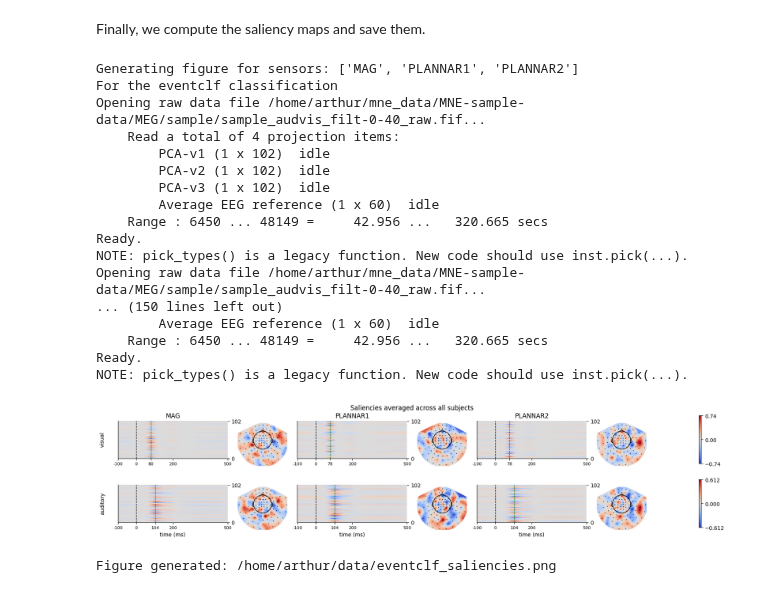
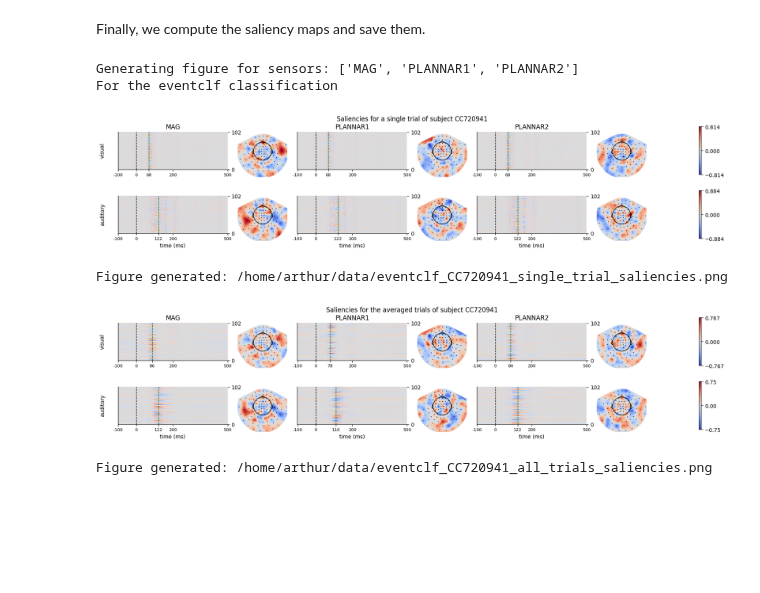
Before and after one commit to arthurdehgan/meegnet, a Jupyter notebook: docs/visu_saliency.ipynb, the cells around one changed output. Saved outputs shown, nothing was run; the diff lists cells and outputs as text; code cells hidden in the pictures; blank space fills up the shorter version.

```diff
--- a/docs/visu_saliency.ipynb
+++ b/docs/visu_saliency.ipynb
@@ -180,6 +180,7 @@ for i, sub in enumerate(subj_list):
             clf_type=clf_type,
             cmap=cmap,
             stim_tick=stim_tick,
+            show=True,
         )
         print(f"Figure generated: {out_path}")
         temp = {key: np.mean(val, axis=0) for key, val in data_dict.items()}
@@ -193,52 +194,40 @@ for i, sub in enumerate(subj_list):
             clf_type=clf_type,
             cmap=cmap,
             stim_tick=stim_tick,
+            show=True,
         )
         print(f"Figure generated: {out_path}")
     if skip:
         random_subject_idx += 1
         continue
 
 for label in labels:
     for saliency_type in saliency_types:
         if type(all_saliencies[saliency_type][label]) == list:
             all_saliencies[saliency_type][label] = np.array(
                 all_saliencies[saliency_type][label]
             )
 
 data_dict = get_saliency_data(all_saliencies)
 final_dict = {key: np.mean(val, axis=0)[np.newaxis] for key, val in data_dict.items()}
 
 out_path = generate_saliency_figure(
     final_dict,
     info_path=raw_path,
     save_path=save_path,
     suffix=f"{clf_type}",
     sensors=sensors,
     title=f"Saliencies averaged across all subjects",
     clf_type=clf_type,
     cmap=cmap,
     stim_tick=stim_tick,
     show=True,
 )
 print(f"Figure generated: {out_path}")
 # %% [output]
 Generating figure for sensors: ['MAG', 'PLANNAR1', 'PLANNAR2']
 For the eventclf classification
-Opening raw data file /home/arthur/mne_data/MNE-sample-data/MEG/sample/sample_audvis_filt-0-40_raw.fif...
-    Read a total of 4 projection items:
-        PCA-v1 (1 x 102)  idle
-        PCA-v2 (1 x 102)  idle
-        PCA-v3 (1 x 102)  idle
-        Average EEG reference (1 x 60)  idle
-    Range : 6450 ... 48149 =     42.956 ...   320.665 secs
-Ready.
-NOTE: pick_types() is a legacy function. New code should use inst.pick(...).
-Opening raw data file /home/arthur/mne_data/MNE-sample-data/MEG/sample/sample_audvis_filt-0-40_raw.fif...
-... (150 lines left out)
-        Average EEG reference (1 x 60)  idle
-    Range : 6450 ... 48149 =     42.956 ...   320.665 secs
-Ready.
-NOTE: pick_types() is a legacy function. New code should use inst.pick(...).
-[figure, old version]
+[figure, new version]
-Figure generated: /home/arthur/data/eventclf_saliencies.png
+Figure generated: /home/arthur/data/eventclf_CC720941_single_trial_saliencies.png
+[figure, added]
+Figure generated: /home/arthur/data/eventclf_CC720941_all_trials_saliencies.png
```
Also changed, not shown: 1 other file.
